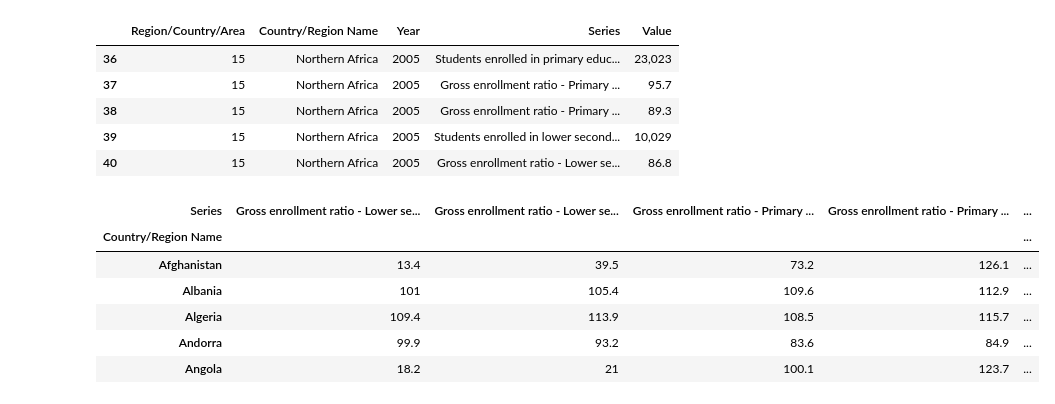
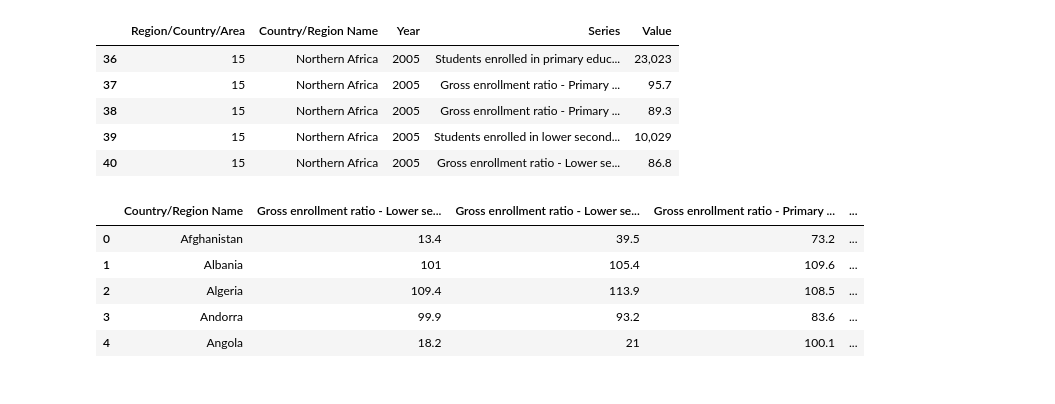
Before and after one commit to AidanMayhue/ml_3021_project, a Jupyter notebook: EDA/UN-EDA.ipynb, the cells around one changed output. Saved outputs shown, nothing was run; the diff lists cells and outputs as text; code cells hidden in the pictures.

```diff
--- a/EDA/UN-EDA.ipynb
+++ b/EDA/UN-EDA.ipynb
@@ -16,13 +17,13 @@ edu.head()
 | 39 | 15 | Northern Africa | 2005 | Students enrolled in lower second... | 10,029 |
 | 40 | 15 | Northern Africa | 2005 | Gross enrollment ratio - Lower se... | 86.8 |
 # %%
-edu_pivot = edu.pivot_table(index = "Country/Region Name", columns = "Series", values = "Value", aggfunc = "first")
+edu_pivot = edu.pivot_table(index = "Country/Region Name", columns = "Series", values = "Value", aggfunc = "first").reset_index()
+edu_pivot.columns.name = None
 edu_pivot.head()
 # %% [output]
-| Series | Gross enrollment ratio - Lower se... | Gross enrollment ratio - Lower se... | Gross enrollment ratio - Primary ... | Gross enrollment ratio - Primary ... | ... |
-| Country/Region Name |  |  |  |  | ... |
-| Afghanistan | 13.4 | 39.5 | 73.2 | 126.1 | ... |
-| Albania | 101 | 105.4 | 109.6 | 112.9 | ... |
-| Algeria | 109.4 | 113.9 | 108.5 | 115.7 | ... |
-| Andorra | 99.9 | 93.2 | 83.6 | 84.9 | ... |
-| Angola | 18.2 | 21 | 100.1 | 123.7 | ... |
+|  | Country/Region Name | Gross enrollment ratio - Lower se... | Gross enrollment ratio - Lower se... | Gross enrollment ratio - Primary ... | ... |
+| 0 | Afghanistan | 13.4 | 39.5 | 73.2 | ... |
+| 1 | Albania | 101 | 105.4 | 109.6 | ... |
+| 2 | Algeria | 109.4 | 113.9 | 108.5 | ... |
+| 3 | Andorra | 99.9 | 93.2 | 83.6 | ... |
+| 4 | Angola | 18.2 | 21 | 100.1 | ... |
```
Also changed, not shown: parts of 18 cells of this notebook, 1 other file.
